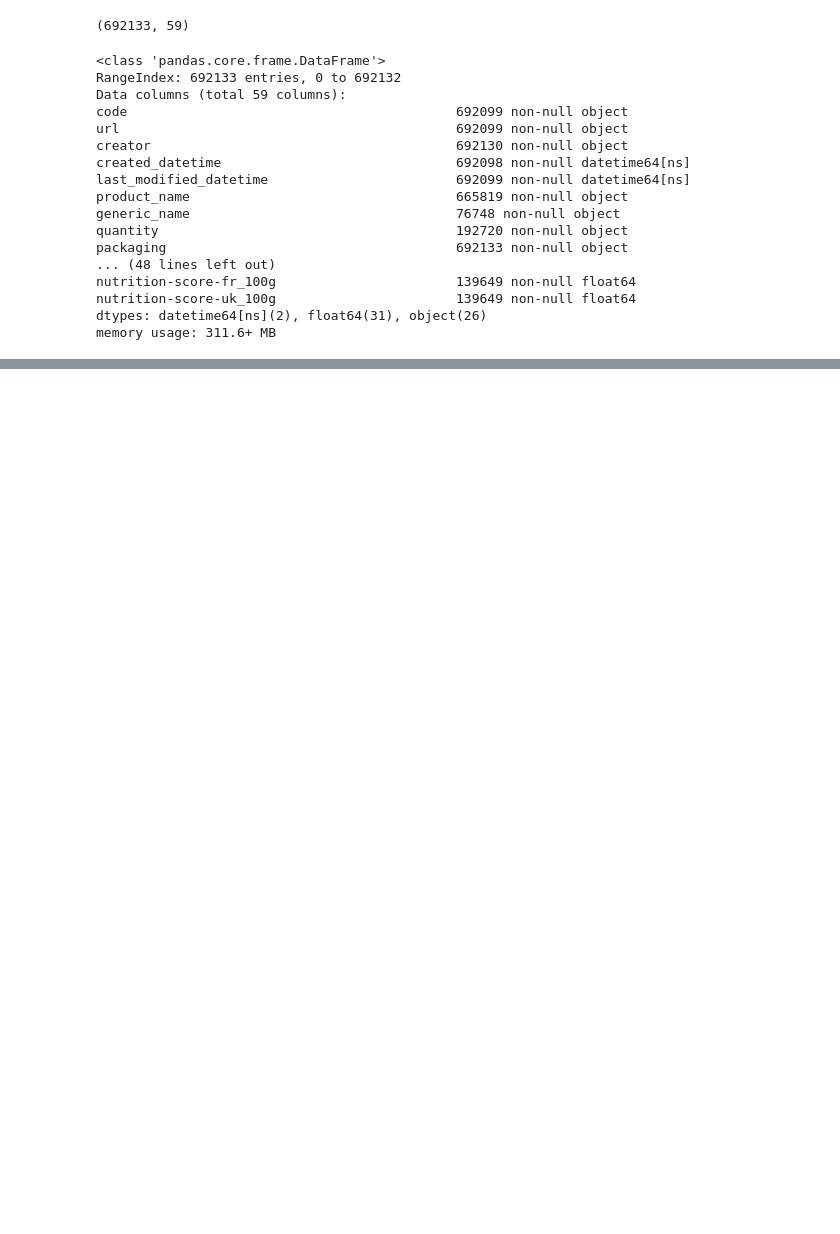
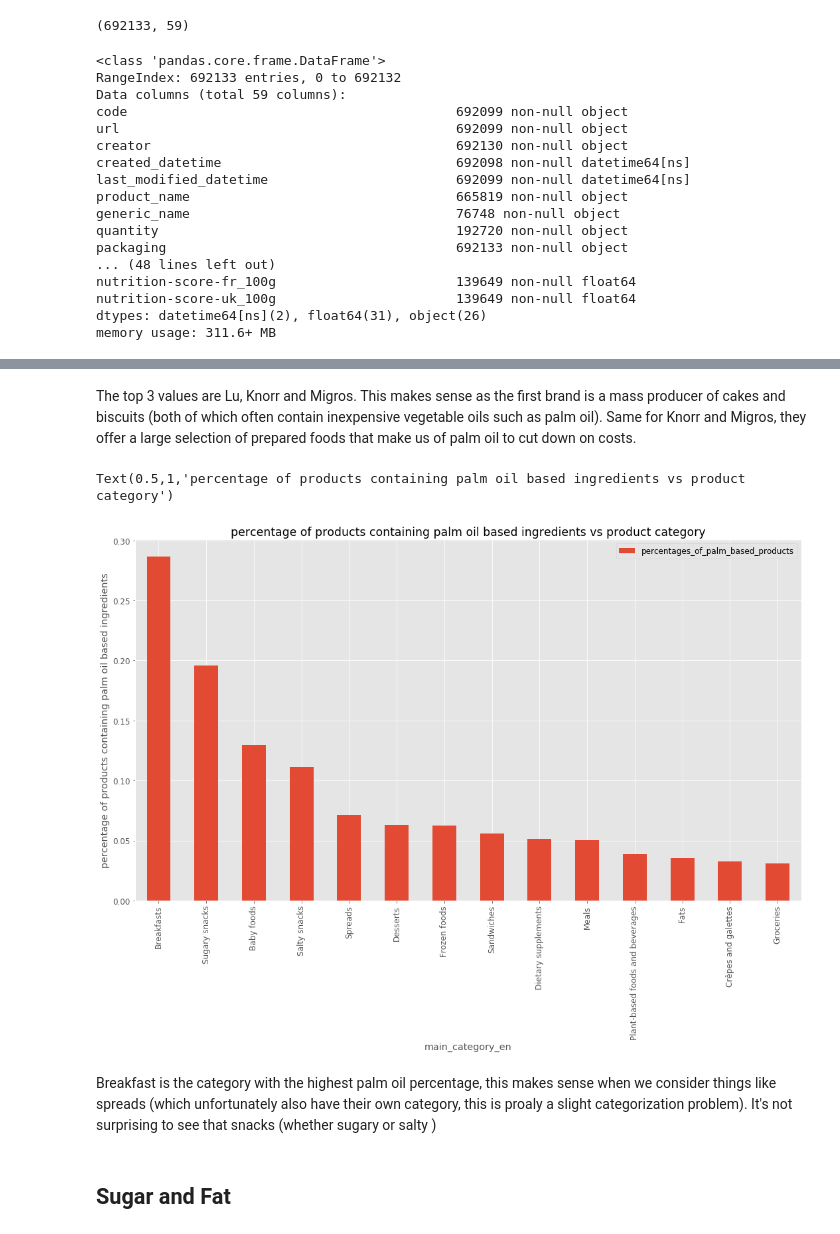
Before and after one commit to lbasseto/meyran-open-food-facts, a Jupyter notebook: Data PreProcessing.ipynb, the cells around one changed output, grey strips where cells are left out. Cells and saved outputs as stored; diff of their text form; code cells hidden in the pictures; blank space fills up the shorter version.

```diff
--- a/Data PreProcessing.ipynb
+++ b/Data PreProcessing.ipynb
@@ -381,0 +454,14 @@ memory usage: 311.6+ MB
+# %% [markdown]
+The top 3 values are Lu, Knorr and Migros. This makes sense as the first brand is a mass producer of cakes and biscuits (both of which often contain inexpensive vegetable oils such as palm oil). Same for Knorr and Migros, they offer a large selection of prepared foods that make us of palm oil to cut down on costs.
+# %%
+palm_broducs_by_brand = percentage_of_palm_based_products('main_category_en', 200)
+palm_broducs_by_brand.sort_values(by='percentages_of_palm_based_products', ascending=False).plot.bar()
+plt.ylabel('percentage of products containing palm oil based ingredients')
+plt.title('percentage of products containing palm oil based ingredients vs product category')
+# %% [output]
+Text(0.5,1,'percentage of products containing palm oil based ingredients vs product category')
+[figure, added]
+# %% [markdown]
+Breakfast is the category with the highest palm oil percentage, this makes sense when we consider things like spreads (which unfortunately also have their own category, this is proaly a slight categorization problem). It's not surprising to see that snacks (whether sugary or salty )
+# %% [markdown]
+## Sugar and Fat
```
Also changed, not shown: parts of 23 cells of this notebook.
